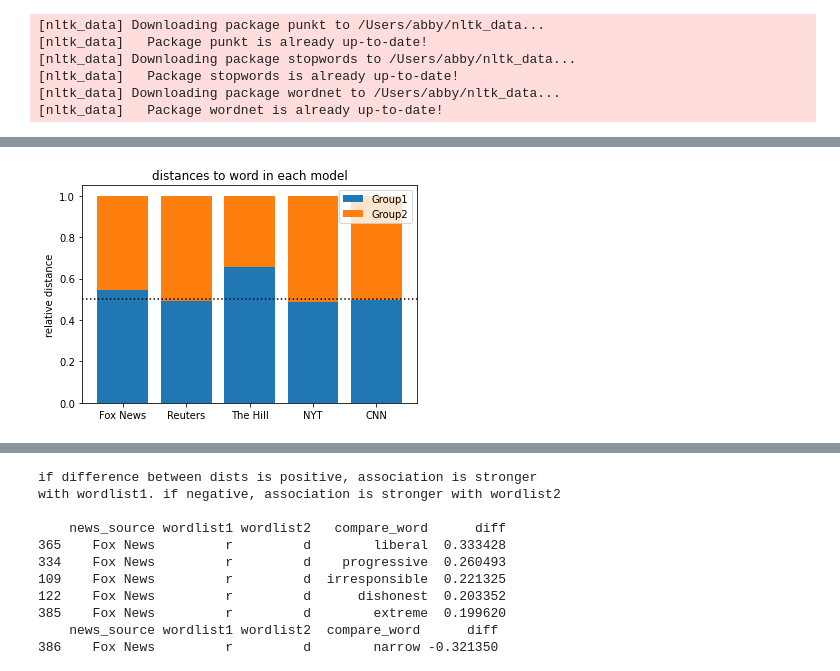
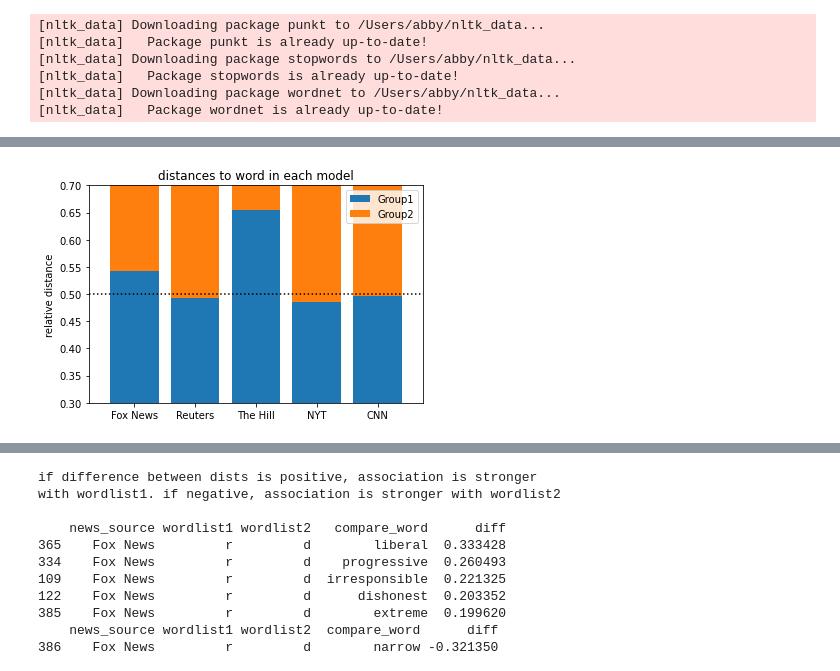
Before and after one commit to abbynewcomb/word_embeddings, a Jupyter notebook: analysis.ipynb, the cells around one changed output, grey strips where cells are left out. Saved outputs shown, nothing was run; the diff lists cells and outputs as text; code cells hidden in the pictures.

```diff
--- a/analysis.ipynb
+++ b/analysis.ipynb
@@ -27,7 +27,7 @@ lemmatizer = WordNetLemmatizer()
 [nltk_data] Downloading package wordnet to /Users/abby/nltk_data...
 [nltk_data]   Package wordnet is already up-to-date!
 # %%
-model_fox = Word2Vec.load("./models/fox.model")
+  = Word2Vec.load("./models/fox.model")
 model_reuters = Word2Vec.load("./models/reuters.model")
 model_the_hill = Word2Vec.load("./models/the_hill.model")
 model_cnn = Word2Vec.load("./models/cnn.model")
@@ -134,7 +134,7 @@ def print_adj_dists(news_source, model, word_list, compare_wordlist):
       print(df.shape)
 
       df_sorted = df.sort_values(by='dist', ascending=True)
-      print(df_sorted.head(5))
+      display(df_sorted.head(5))
 
 def print_word_dists_each_model(wordlist, compare_wordlist):
     print_adj_dists("Fox News", model_fox, wordlist, compare_wordlist)
@@ -166,7 +166,7 @@ def find_avg_dists(news_source, model, wordlist_name, wordlist, compare_wordlist
     if print_output:
         df_sorted = df.sort_values(by='dist', ascending=True)
         print(df.shape)
-        print(df_sorted.head())
+        display(df_sorted.head())
     return df
 
 def find_avg_dists_each_model(wordlist_name, wordlist, compare_wordlist):
@@ -191,10 +191,10 @@ with wordlist2. if negative, association is stronger with wordlist1\n""")
     diffs['diff'] = dists1['dist']-dists2['dist']
 
     df_sorted = diffs.sort_values(by='diff', ascending=False)
-    print(df_sorted.head())
+    display(df_sorted.head())
     if len(df_sorted) > 5:
         df_sorted = diffs.sort_values(by='diff', ascending=True)
-        print(df_sorted.head())
+        display(df_sorted.head())
 
 def find_avg_dists_compare_each_model(wordlist_name1, wordlist1, wordlist_name2, wordlist2, compare_wordlist):
     find_avg_dists_compare("Fox News", model_fox, wordlist_name1, wordlist1, wordlist_name2, wordlist2, compare_wordlist)
@@ -220,9 +220,9 @@ def find_avg_relative_dists(news_source, model, wordlist_name1, wordlist1, wordl
     rels['rel_dist_2'] = rel2
 
     df_sorted = rels.sort_values(by='rel_dist_1', ascending=False)
-    print(df_sorted.head())
+    display(df_sorted.head())
     df_sorted = rels.sort_values(by='rel_dist_2', ascending=False)
-    print(df_sorted.head())
+    display(df_sorted.head())
     print("\n")
 
 def find_rel_dists_compare_each_model(wordlist_name1, wordlist1, wordlist_name2, wordlist2, compare_wordlist):
@@ -248,8 +248,8 @@ def find_rel_dists_one_word(news_source, model, wordlist_name1, wordlist1, wordl
     rels['wordlist2'] = wordlist_name2
     rels['rel_dist_2'] = rel2
 
-    print(rels)
-    print("\n")
+    display(rels)
+    display("\n")
     return rels
 
 def find_rel_dists_one_word_each_model(wordlist_name1, wordlist1, wordlist_name2, wordlist2, compare_wordlist):
@@ -285,21 +282,22 @@ plot_df = find_rel_dists_one_word_each_model('homosexual', ['homosexual'], 'hete
 # %%
 labels = plot_df['news_source']
 group1_dist = plot_df['rel_dist_1']
 group2_dist = plot_df['rel_dist_2']
 
 fig, ax = plt.subplots()
 
 ax.bar(labels, group1_dist, label="Group1")
 ax.bar(labels, group2_dist, label="Group2", bottom = group1_dist)
 
 ax.set_ylabel("relative distance")
 ax.set_title("distances to word in each model")
 ax.legend()
 
 plt.axhline(y=.5, color='black', linestyle=":")
+plt.axis([-.75,4.75, .3,.7])
 plt.show()
 # %% [output]
-[figure, old version]
+[figure, new version]
 # %%
 find_rel_dists_compare_each_model('lgbt', ['homosexual'], 'straight', ['heterosexual'], adjectives)
 # %% [output]
```
Also changed, not shown: parts of 3 cells of this notebook, 2 other files.
